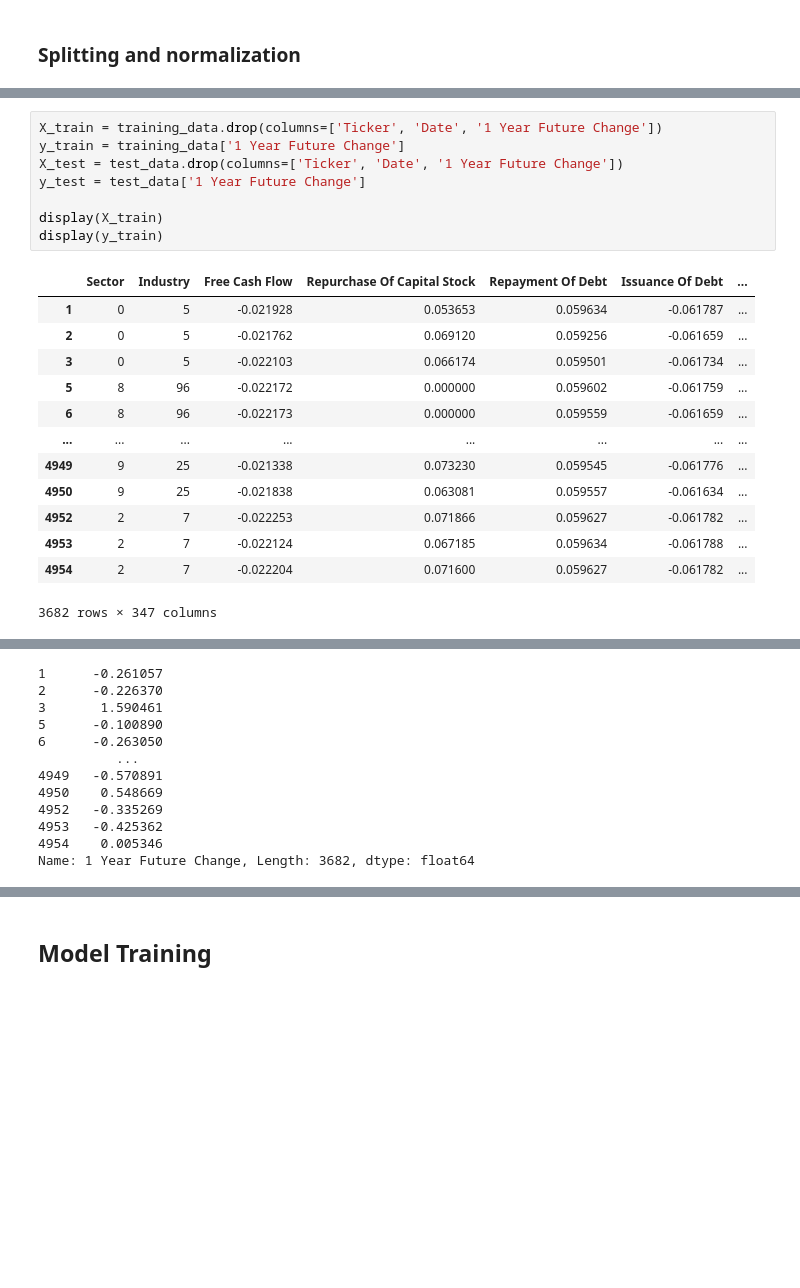
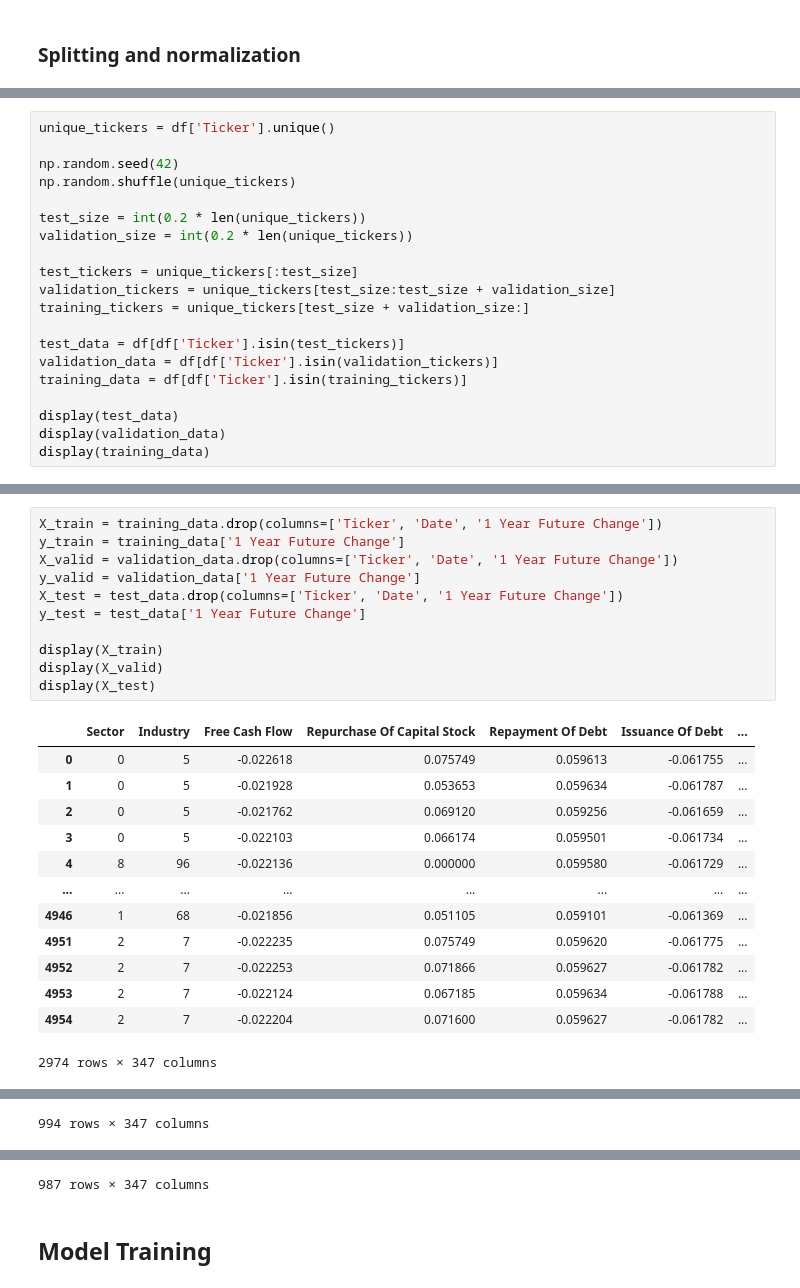
Before and after one commit to P1N60/Uni, a Jupyter notebook: VS-Code/Side-Projects/money_printer/Notebooks/money_printer.ipynb, the cells around one changed output, grey strips where cells are left out. Drawn from its saved outputs; the diff is of its cells as text; blank space fills up the shorter version.

```diff
--- a/VS-Code/Side-Projects/money_printer/Notebooks/money_printer.ipynb
+++ b/VS-Code/Side-Projects/money_printer/Notebooks/money_printer.ipynb
@@ -178,0 +146,20 @@ display(training_data)
+# %%
+unique_tickers = df['Ticker'].unique()
+
+np.random.seed(42)
+np.random.shuffle(unique_tickers)
+
+test_size = int(0.2 * len(unique_tickers))
+validation_size = int(0.2 * len(unique_tickers))
+
+test_tickers = unique_tickers[:test_size]
+validation_tickers = unique_tickers[test_size:test_size + validation_size]
+training_tickers = unique_tickers[test_size + validation_size:]
+
+test_data = df[df['Ticker'].isin(test_tickers)]
+validation_data = df[df['Ticker'].isin(validation_tickers)]
+training_data = df[df['Ticker'].isin(training_tickers)]
+
+display(test_data)
+display(validation_data)
+display(training_data)
@@ -179,22 +206,25 @@ display(training_data)
 # %%
 X_train = training_data.drop(columns=['Ticker', 'Date', '1 Year Future Change'])
 y_train = training_data['1 Year Future Change']
+X_valid = validation_data.drop(columns=['Ticker', 'Date', '1 Year Future Change'])
+y_valid = validation_data['1 Year Future Change']
 X_test = test_data.drop(columns=['Ticker', 'Date', '1 Year Future Change'])
 y_test = test_data['1 Year Future Change']
 
 display(X_train)
-display(y_train)
+display(X_valid)
+display(X_test)
 # %% [output]
 |  | Sector | Industry | Free Cash Flow | Repurchase Of Capital Stock | Repayment Of Debt | Issuance Of Debt | ... |
+| 0 | 0 | 5 | -0.022618 | 0.075749 | 0.059613 | -0.061755 | ... |
 | 1 | 0 | 5 | -0.021928 | 0.053653 | 0.059634 | -0.061787 | ... |
 | 2 | 0 | 5 | -0.021762 | 0.069120 | 0.059256 | -0.061659 | ... |
 | 3 | 0 | 5 | -0.022103 | 0.066174 | 0.059501 | -0.061734 | ... |
-| 5 | 8 | 96 | -0.022172 | 0.000000 | 0.059602 | -0.061759 | ... |
-| 6 | 8 | 96 | -0.022173 | 0.000000 | 0.059559 | -0.061659 | ... |
+| 4 | 8 | 96 | -0.022136 | 0.000000 | 0.059580 | -0.061729 | ... |
 | ... | ... | ... | ... | ... | ... | ... | ... |
-| 4949 | 9 | 25 | -0.021338 | 0.073230 | 0.059545 | -0.061776 | ... |
-| 4950 | 9 | 25 | -0.021838 | 0.063081 | 0.059557 | -0.061634 | ... |
+| 4946 | 1 | 68 | -0.021856 | 0.051105 | 0.059101 | -0.061369 | ... |
+| 4951 | 2 | 7 | -0.022235 | 0.075749 | 0.059620 | -0.061775 | ... |
 | 4952 | 2 | 7 | -0.022253 | 0.071866 | 0.059627 | -0.061782 | ... |
 | 4953 | 2 | 7 | -0.022124 | 0.067185 | 0.059634 | -0.061788 | ... |
 | 4954 | 2 | 7 | -0.022204 | 0.071600 | 0.059627 | -0.061782 | ... |
-3682 rows × 347 columns
+2974 rows × 347 columns
@@ -201,12 +243 @@ display(y_train)
-1      -0.261057
-2      -0.226370
-3       1.590461
-5      -0.100890
-6      -0.263050
-          ...
-4949   -0.570891
-4950    0.548669
-4952   -0.335269
-4953   -0.425362
-4954    0.005346
-Name: 1 Year Future Change, Length: 3682, dtype: float64
+994 rows × 347 columns
@@ -213,2 +256,3 @@ Name: 1 Year Future Change, Length: 3682, dtype: float64
+987 rows × 347 columns
 # %% [markdown]
 ## Model Training
```
Also changed, not shown: parts of 5 cells of this notebook.
